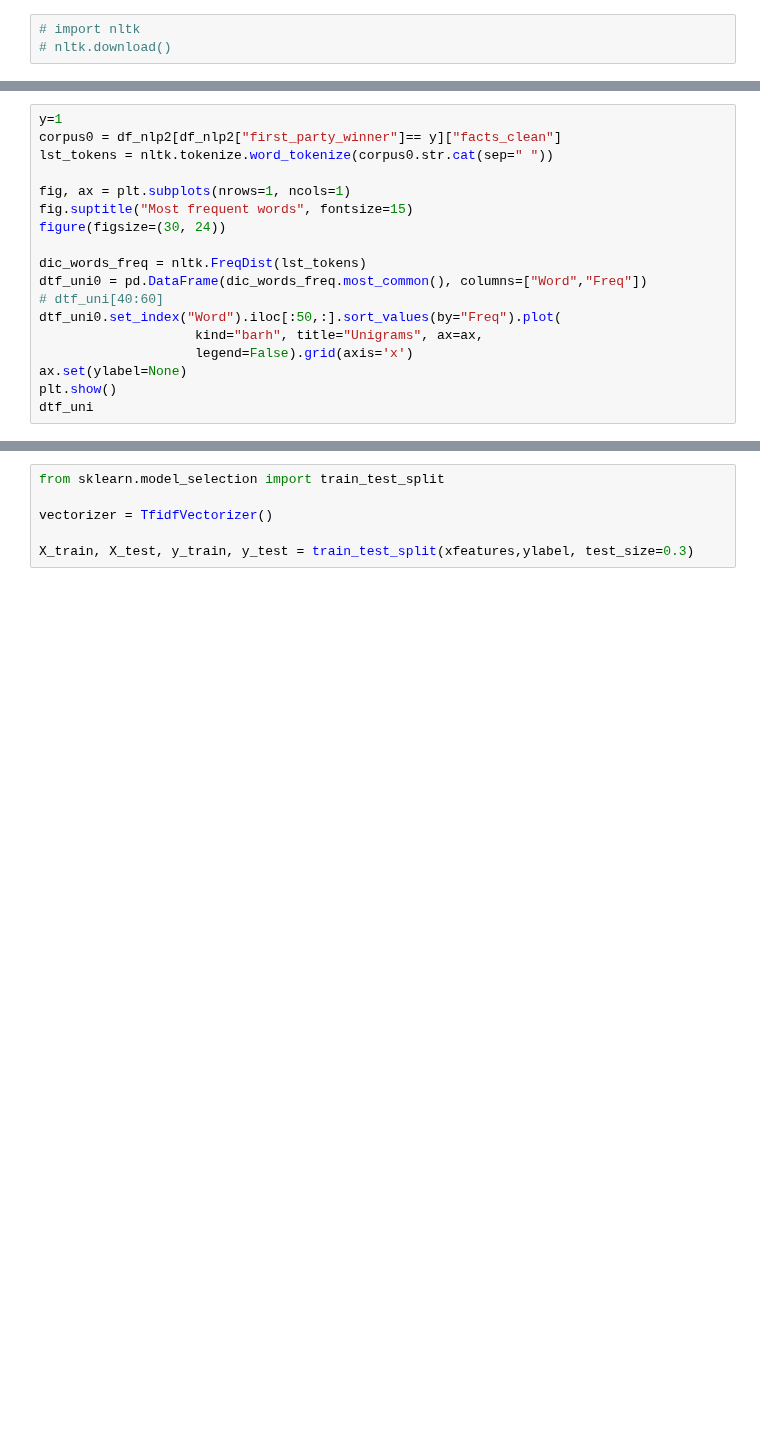
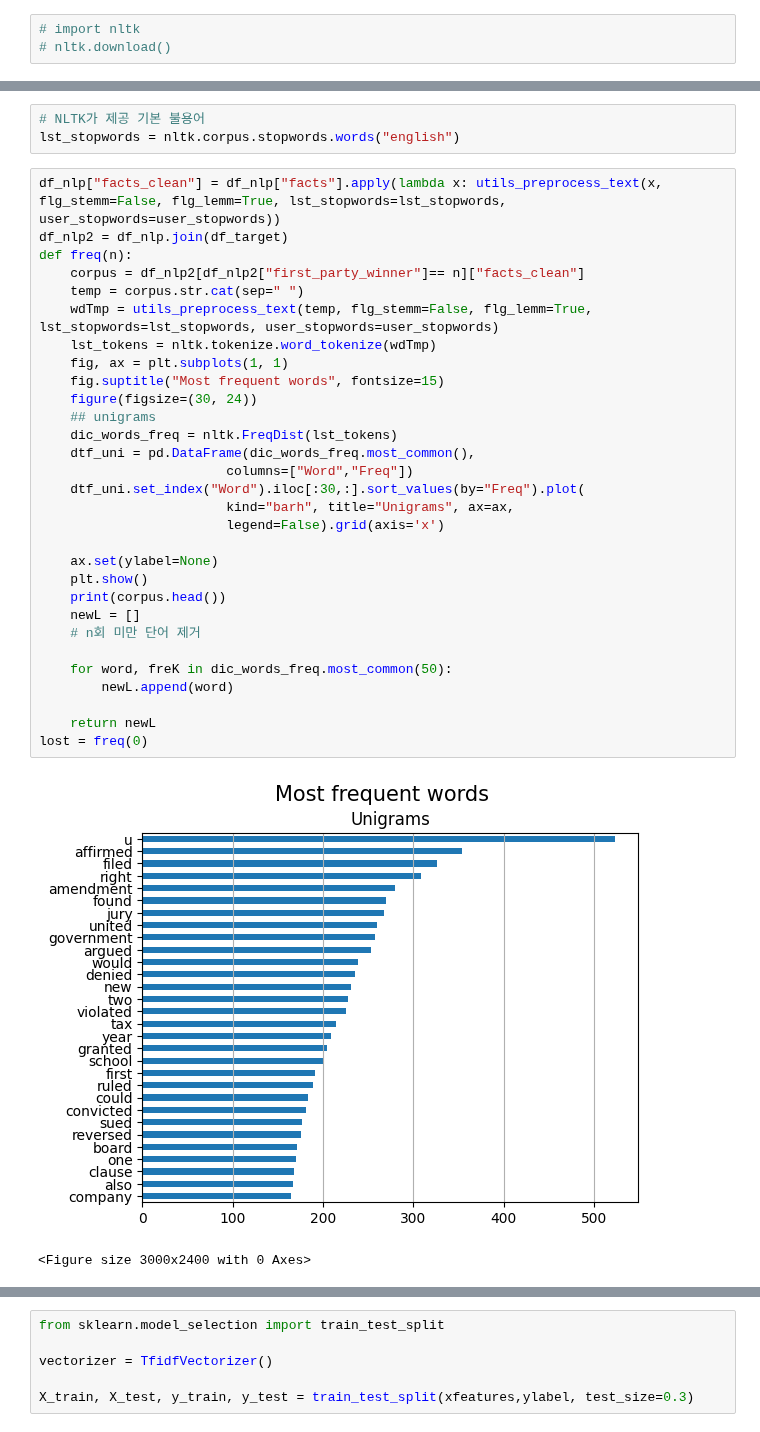
Before and after one commit to dlsco123/mtvsDacon, a Jupyter notebook: [mtvs]nic.ipynb, the cells around one changed output, grey strips where cells are left out. Saved outputs shown, nothing was run; the diff lists cells and outputs as text; blank space fills up the shorter version.

```diff
--- a/[mtvs]nic.ipynb
+++ b/[mtvs]nic.ipynb
@@ -326,18 +120,0 @@ Name: facts_clean, Length: 1649, dtype: object
-# %%
-y=1
-corpus0 = df_nlp2[df_nlp2["first_party_winner"]== y]["facts_clean"]
-lst_tokens = nltk.tokenize.word_tokenize(corpus0.str.cat(sep=" "))
-
-fig, ax = plt.subplots(nrows=1, ncols=1)
-fig.suptitle("Most frequent words", fontsize=15)
-figure(figsize=(30, 24))
-
-dic_words_freq = nltk.FreqDist(lst_tokens)
-dtf_uni0 = pd.DataFrame(dic_words_freq.most_common(), columns=["Word","Freq"])
-# dtf_uni[40:60]
-dtf_uni0.set_index("Word").iloc[:50,:].sort_values(by="Freq").plot(
-                    kind="barh", title="Unigrams", ax=ax,
-                    legend=False).grid(axis='x')
-ax.set(ylabel=None)
-plt.show()
-dtf_uni
@@ -389,0 +174,36 @@ Requirement already satisfied: six>=1.5 in c:\users\user\miniconda3\envs\py\lib\
+# %%
+# NLTK가 제공 기본 불용어
+lst_stopwords = nltk.corpus.stopwords.words("english")
+# %%
+df_nlp["facts_clean"] = df_nlp["facts"].apply(lambda x: utils_preprocess_text(x, flg_stemm=False, flg_lemm=True, lst_stopwords=lst_stopwords, user_stopwords=user_stopwords))
+df_nlp2 = df_nlp.join(df_target)
+def freq(n):
+    corpus = df_nlp2[df_nlp2["first_party_winner"]== n]["facts_clean"]
+    temp = corpus.str.cat(sep=" ")
+    wdTmp = utils_preprocess_text(temp, flg_stemm=False, flg_lemm=True, lst_stopwords=lst_stopwords, user_stopwords=user_stopwords)
+    lst_tokens = nltk.tokenize.word_tokenize(wdTmp)
+    fig, ax = plt.subplots(1, 1)
+    fig.suptitle("Most frequent words", fontsize=15)
+    figure(figsize=(30, 24))
+    ## unigrams
+    dic_words_freq = nltk.FreqDist(lst_tokens)
+    dtf_uni = pd.DataFrame(dic_words_freq.most_common(),
+                        columns=["Word","Freq"])
+    dtf_uni.set_index("Word").iloc[:30,:].sort_values(by="Freq").plot(
+                        kind="barh", title="Unigrams", ax=ax,
+                        legend=False).grid(axis='x')
+
+    ax.set(ylabel=None)
+    plt.show()
+    print(corpus.head())
+    newL = []
+    # n회 미만 단어 제거
+
+    for word, freK in dic_words_freq.most_common(50):
+        newL.append(word)
+
+    return newL
+lost = freq(0)
+# %% [output]
+[figure, added]
+<Figure size 3000x2400 with 0 Axes>
```
Also changed, not shown: parts of 30 cells of this notebook.
